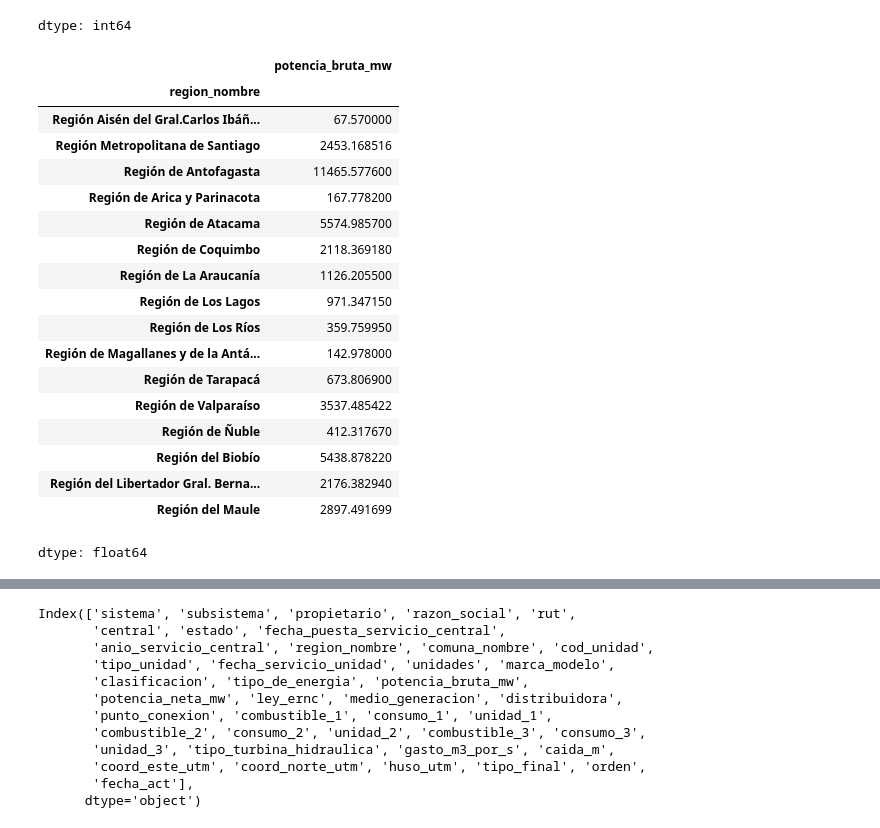
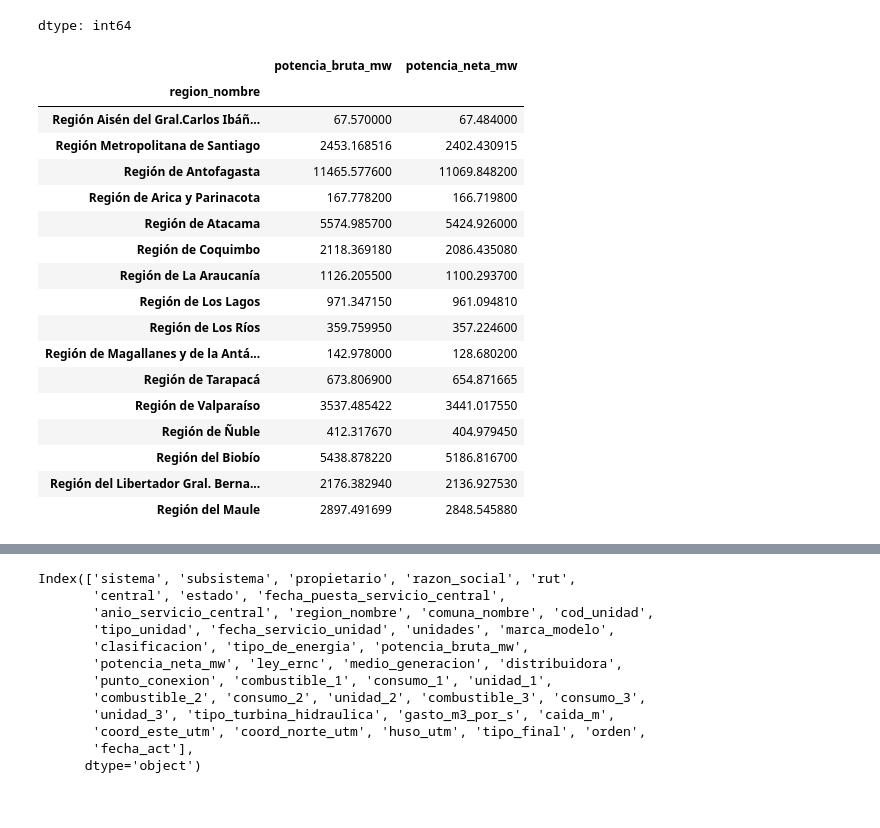
Before and after one commit to victormaciase/Energy, a Jupyter notebook: CapacidadGeneracion.ipynb, the cells around one changed output, grey strips where cells are left out. Saved outputs shown, nothing was run; the diff lists cells and outputs as text; code cells hidden in the pictures.

```diff
--- a/CapacidadGeneracion.ipynb
+++ b/CapacidadGeneracion.ipynb
@@ -76,24 +76,23 @@ df1['sistema'].value_counts()
 dtype: int64
 # %%
 #df1['potencia_bruta_mw'] = df1['potencia_bruta_mw'].str.replace(',', '.', regex=False).astype(float)
-df1.groupby('region_nombre')['potencia_bruta_mw'].sum()
+df1.groupby('region_nombre')[['potencia_bruta_mw', 'potencia_neta_mw']].sum()
 # %% [output]
-|  | potencia_bruta_mw |
-| region_nombre |  |
-| Región Aisén del Gral.Carlos Ibáñ... | 67.570000 |
-| Región Metropolitana de Santiago | 2453.168516 |
-| Región de Antofagasta | 11465.577600 |
-| Región de Arica y Parinacota | 167.778200 |
-| Región de Atacama | 5574.985700 |
-| Región de Coquimbo | 2118.369180 |
-| Región de La Araucanía | 1126.205500 |
-| Región de Los Lagos | 971.347150 |
-| Región de Los Ríos | 359.759950 |
-| Región de Magallanes y de la Antá... | 142.978000 |
-| Región de Tarapacá | 673.806900 |
-| Región de Valparaíso | 3537.485422 |
-| Región de Ñuble | 412.317670 |
-| Región del Biobío | 5438.878220 |
-| Región del Libertador Gral. Berna... | 2176.382940 |
-| Región del Maule | 2897.491699 |
+|  | potencia_bruta_mw | potencia_neta_mw |
+| region_nombre |  |  |
+| Región Aisén del Gral.Carlos Ibáñ... | 67.570000 | 67.484000 |
+| Región Metropolitana de Santiago | 2453.168516 | 2402.430915 |
+| Región de Antofagasta | 11465.577600 | 11069.848200 |
+| Región de Arica y Parinacota | 167.778200 | 166.719800 |
+| Región de Atacama | 5574.985700 | 5424.926000 |
+| Región de Coquimbo | 2118.369180 | 2086.435080 |
+| Región de La Araucanía | 1126.205500 | 1100.293700 |
+| Región de Los Lagos | 971.347150 | 961.094810 |
+| Región de Los Ríos | 359.759950 | 357.224600 |
+| Región de Magallanes y de la Antá... | 142.978000 | 128.680200 |
+| Región de Tarapacá | 673.806900 | 654.871665 |
+| Región de Valparaíso | 3537.485422 | 3441.017550 |
+| Región de Ñuble | 412.317670 | 404.979450 |
+| Región del Biobío | 5438.878220 | 5186.816700 |
+| Región del Libertador Gral. Berna... | 2176.382940 | 2136.927530 |
+| Región del Maule | 2897.491699 | 2848.545880 |
-dtype: float64
```
Also changed, not shown: parts of 1 cell of this notebook.
